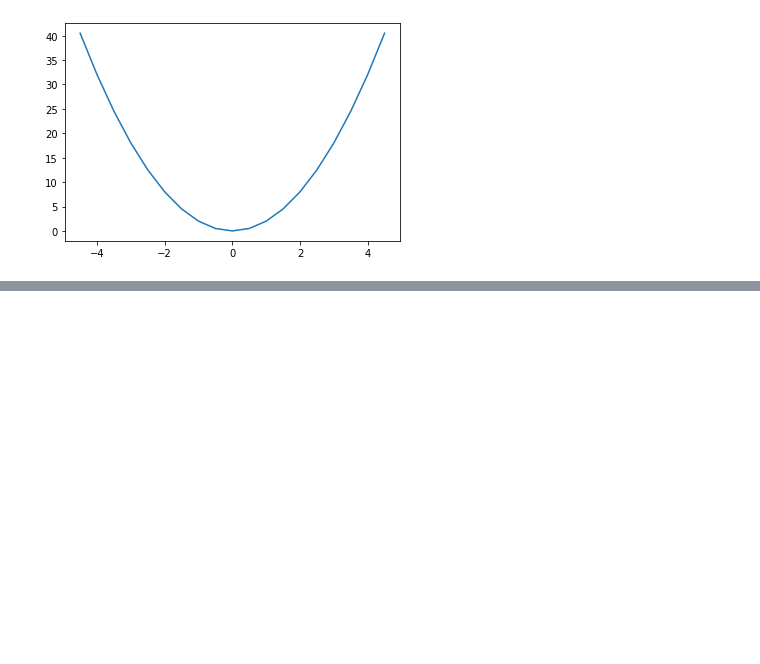
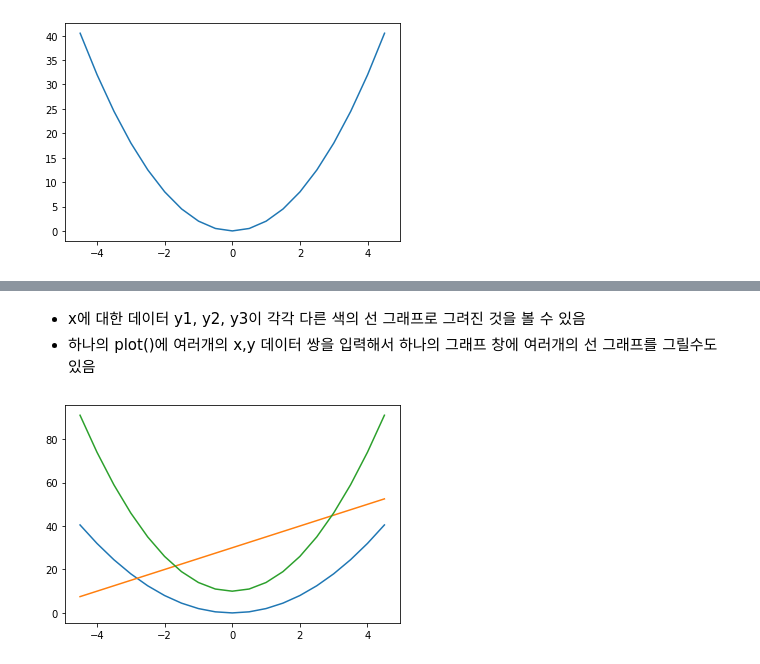
Before and after one commit to hyuk-k/hyuk-k, a Jupyter notebook: 데이터_시각화01.ipynb, the cells around one changed output, grey strips where cells are left out. Drawn from its saved outputs; the diff is of its cells as text; code cells hidden in the pictures; blank space fills up the shorter version.

```diff
--- a/데이터_시각화01.ipynb
+++ b/데이터_시각화01.ipynb
@@ -121,0 +151,8 @@ plt.show()
+# %% [markdown]
+- x에 대한 데이터 y1, y2, y3이 각각 다른 색의 선 그래프로 그려진 것을 볼 수 있음
+- 하나의 plot()에 여러개의 x,y 데이터 쌍을 입력해서 하나의 그래프 창에 여러개의 선 그래프를 그릴수도 있음
+# %%
+plt.plot(x,y1,x,y2,x,y3)
+plt.show()
+# %% [output]
+[figure, added]
```
Also changed, not shown: parts of 63 cells of this notebook.
